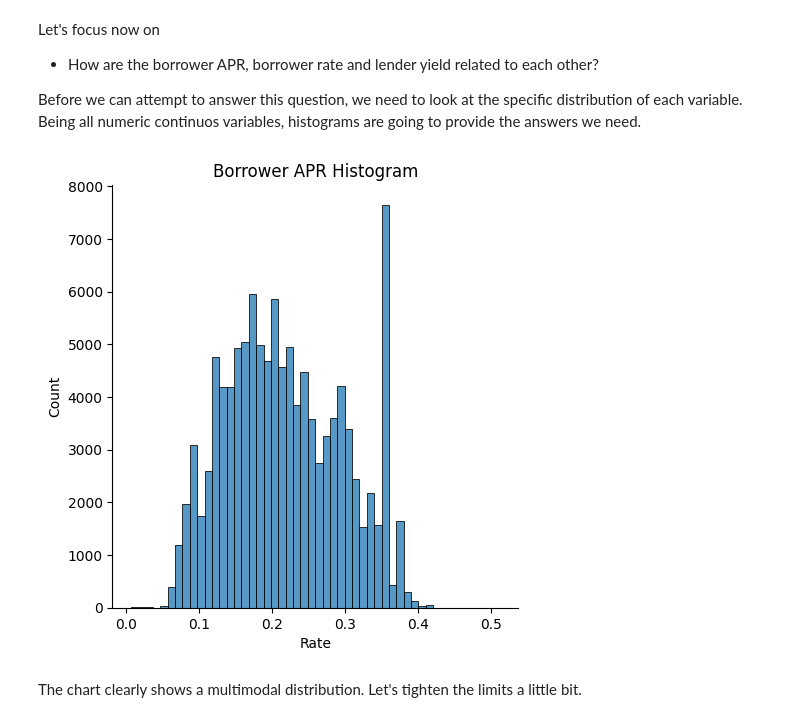
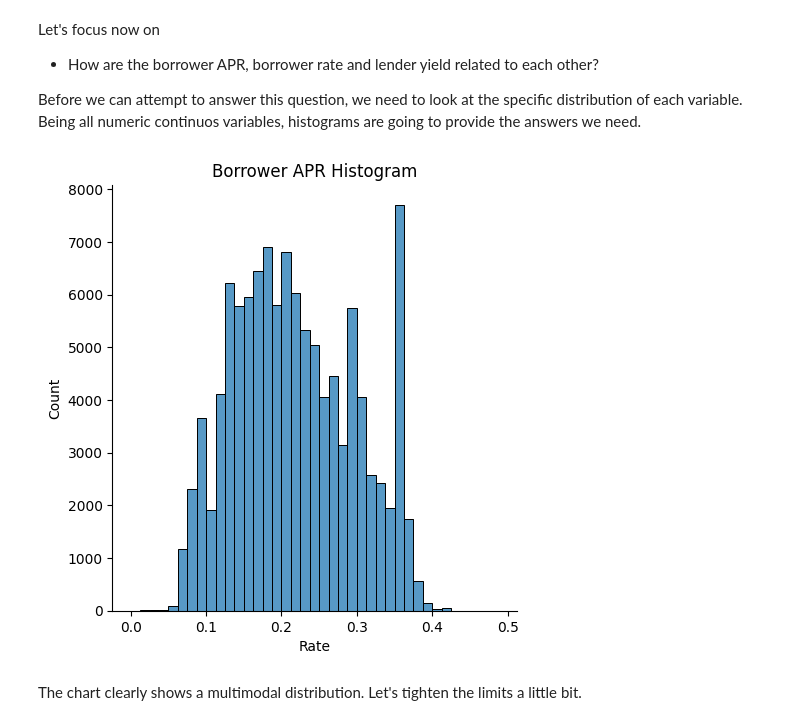
Before and after one commit to abarto/udacity-nd002-comunicate-data-findings, a Jupyter notebook: Part_I_exploration.ipynb, the cells around one changed output. Cells and saved outputs as stored; diff of their text form; code cells hidden in the pictures.

```diff
--- a/Part_I_exploration.ipynb
+++ b/Part_I_exploration.ipynb
@@ -1289,13 +1307,13 @@ Before we can attempt to answer this question, we need to look at the specific d
 # %%
 sns.displot(
     prosper_load_data_clean_df.BorrowerAPR,
     kind="hist",
-    bins=50
+    bins=np.arange(0, 0.5, 0.0125)
 )
 plt.xlabel("Rate")
 plt.title("Borrower APR Histogram");
 # %% [output]
-[figure, old version]
+[figure, new version]
 # %% [markdown]
 The chart clearly shows a multimodal distribution. Let's tighten the limits a little bit.
 # %%
```
Also changed, not shown: parts of 72 cells of this notebook, 2 other files.
